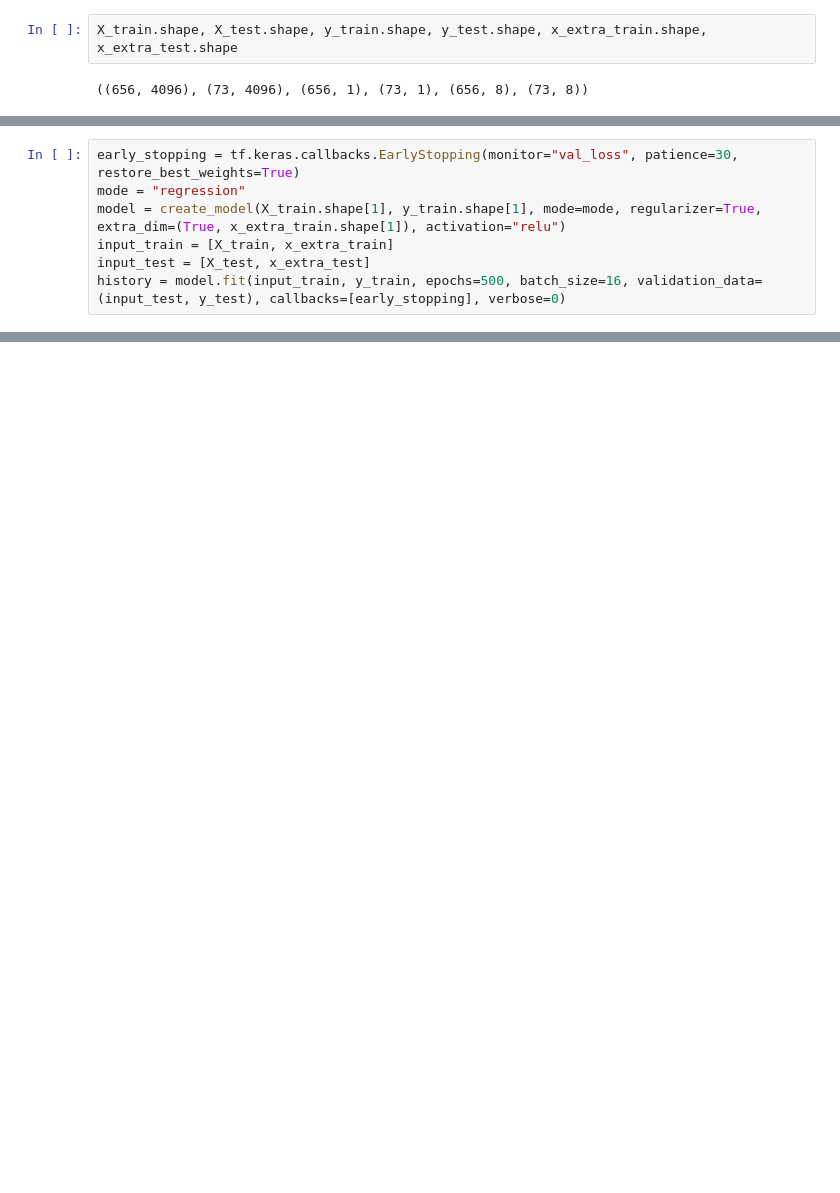
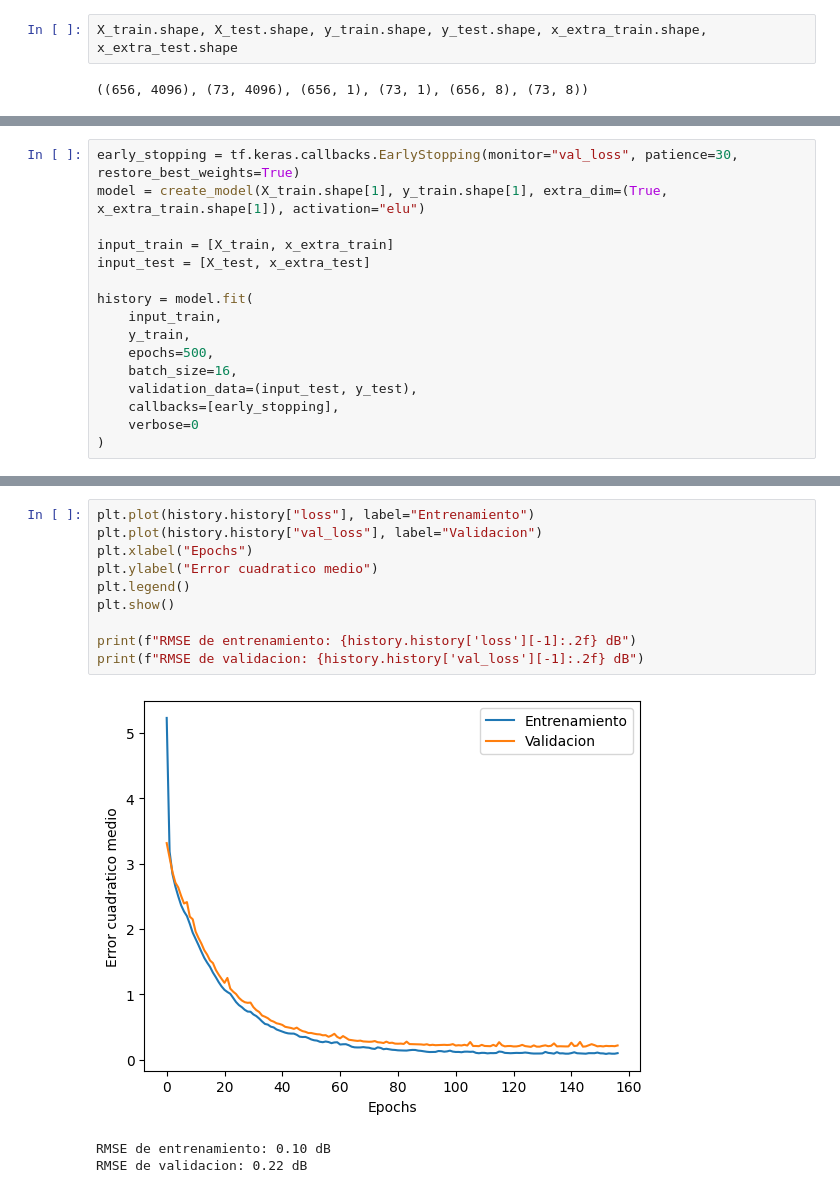
Before and after one commit to kevindmzapata/deep-learning-project, a Jupyter notebook: 02_arquitectura_de_linea_de_base.ipynb, the cells around one changed output, grey strips where cells are left out. Saved outputs shown, nothing was run; the diff lists cells and outputs as text; blank space fills up the shorter version.

```diff
--- a/02_arquitectura_de_linea_de_base.ipynb
+++ b/02_arquitectura_de_linea_de_base.ipynb
@@ -156,7 +158,16 @@ WARNING:tensorflow:6 out of the last 9 calls to <function TensorFlowTrainer.make
 # %%
 early_stopping = tf.keras.callbacks.EarlyStopping(monitor="val_loss", patience=30, restore_best_weights=True)
-mode = "regression"
-model = create_model(X_train.shape[1], y_train.shape[1], mode=mode, regularizer=True, extra_dim=(True, x_extra_train.shape[1]), activation="relu")
+model = create_model(X_train.shape[1], y_train.shape[1], extra_dim=(True, x_extra_train.shape[1]), activation="elu")
+
 input_train = [X_train, x_extra_train]
 input_test = [X_test, x_extra_test]
-history = model.fit(input_train, y_train, epochs=500, batch_size=16, validation_data=(input_test, y_test), callbacks=[early_stopping], verbose=0)
+
+history = model.fit(
+    input_train,
+    y_train,
+    epochs=500,
+    batch_size=16,
+    validation_data=(input_test, y_test),
+    callbacks=[early_stopping],
+    verbose=0
+)
@@ -170,0 +174,14 @@ Final loss: 0.24 dB
+# %%
+plt.plot(history.history["loss"], label="Entrenamiento")
+plt.plot(history.history["val_loss"], label="Validacion")
+plt.xlabel("Epochs")
+plt.ylabel("Error cuadratico medio")
+plt.legend()
+plt.show()
+
+print(f"RMSE de entrenamiento: {history.history['loss'][-1]:.2f} dB")
+print(f"RMSE de validacion: {history.history['val_loss'][-1]:.2f} dB")
+# %% [output]
+[figure, added]
+RMSE de entrenamiento: 0.10 dB
+RMSE de validacion: 0.22 dB
```
Also changed, not shown: parts of 15 cells of this notebook.
